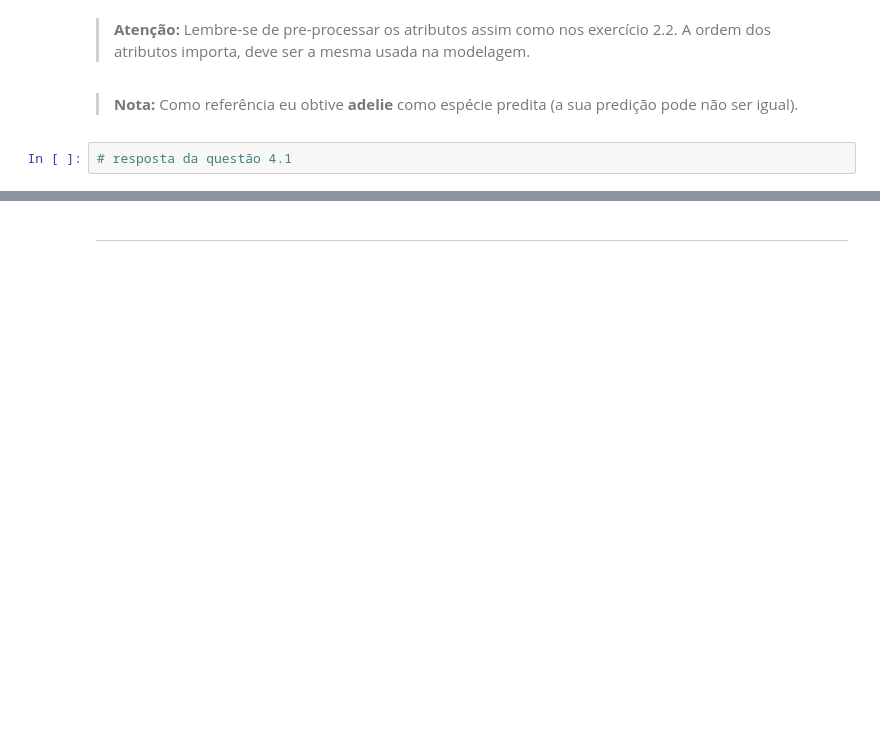
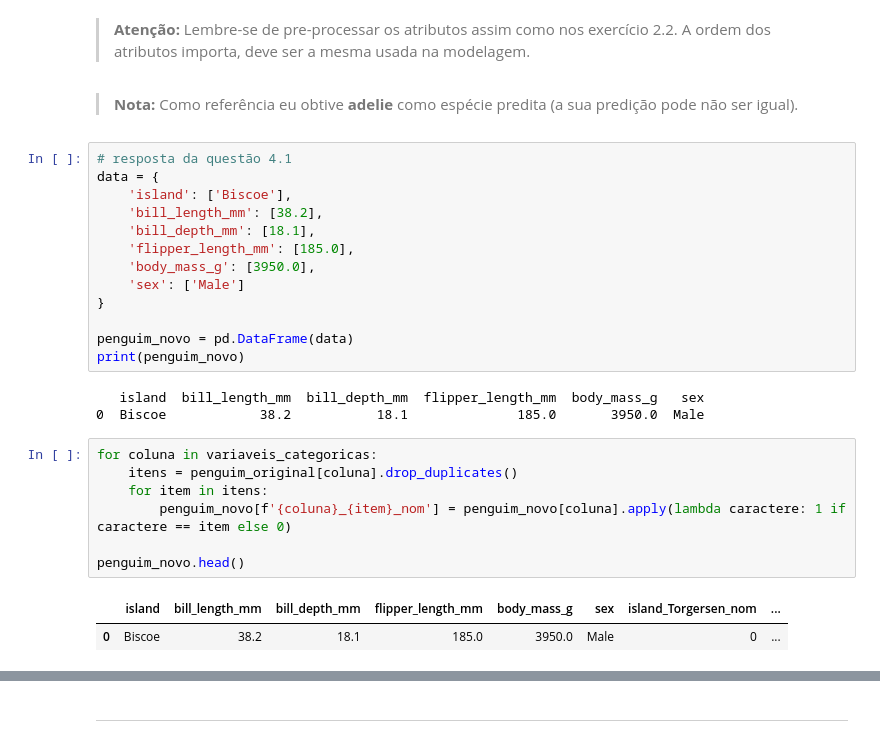
Before and after one commit to armando-nahmias/EBAC, a Jupyter notebook: AD/PAD_M25_Resposta.ipynb, the cells around one changed output, grey strips where cells are left out. Cells and saved outputs as stored; diff of their text form; blank space fills up the shorter version.

Commit message:
PAD M25 Resposta

```diff
--- a/AD/PAD_M25_Resposta.ipynb
+++ b/AD/PAD_M25_Resposta.ipynb
@@ -291,5 +347,29 @@ Qual a espécie de um penguim com as seguintes características:
 > **Atenção:** Lembre-se de pre-processar os atributos assim como nos exercício 2.2. A ordem dos atributos importa, deve ser a mesma usada na modelagem.
 # %% [markdown]
 > **Nota:** Como referência eu obtive **adelie** como espécie predita (a sua predição pode não ser igual).
-# %%
-# resposta da questão 4.1
+# %%
+# resposta da questão 4.1
+data = {
+    'island': ['Biscoe'],
+    'bill_length_mm': [38.2],
+    'bill_depth_mm': [18.1],
+    'flipper_length_mm': [185.0],
+    'body_mass_g': [3950.0],
+    'sex': ['Male']
+}
+
+penguim_novo = pd.DataFrame(data)
+print(penguim_novo)
+# %% [output]
+   island  bill_length_mm  bill_depth_mm  flipper_length_mm  body_mass_g   sex
+0  Biscoe            38.2           18.1              185.0       3950.0  Male
+# %%
+for coluna in variaveis_categoricas:
+    itens = penguim_original[coluna].drop_duplicates()
+    for item in itens:
+        penguim_novo[f'{coluna}_{item}_nom'] = penguim_novo[coluna].apply(lambda caractere: 1 if caractere == item else 0)
+
+penguim_novo.head()
+# %% [output]
+|  | island | bill_length_mm | bill_depth_mm | flipper_length_mm | body_mass_g | sex | island_Torgersen_nom | ... |
+| 0 | Biscoe | 38.2 | 18.1 | 185.0 | 3950.0 | Male | 0 | ... |
```
Also changed, not shown: parts of 19 cells of this notebook.
